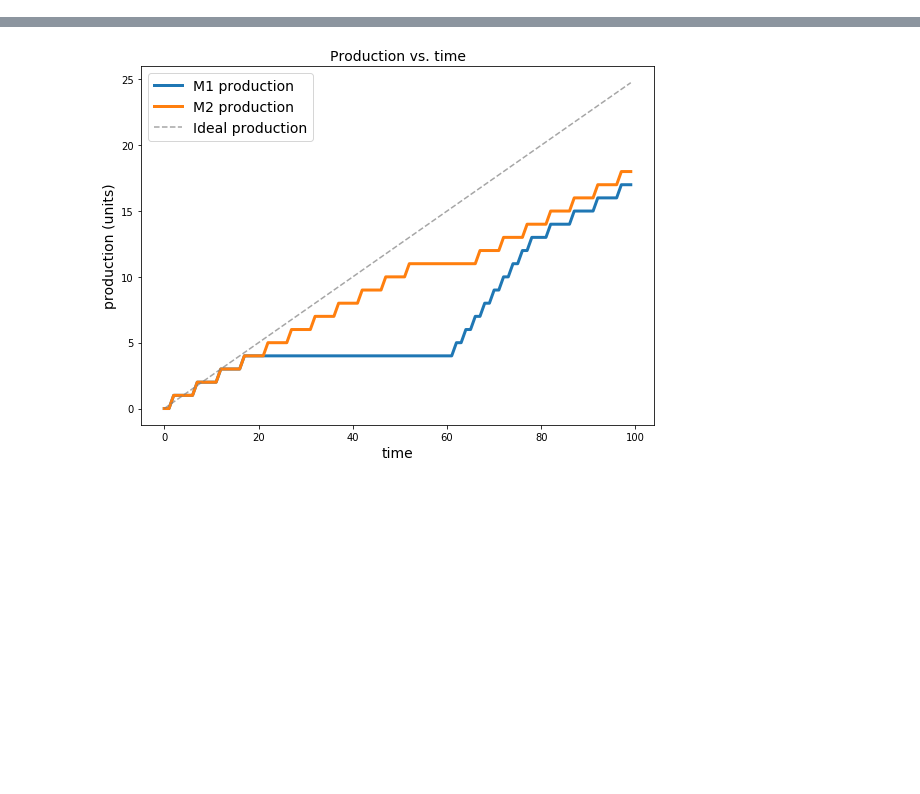
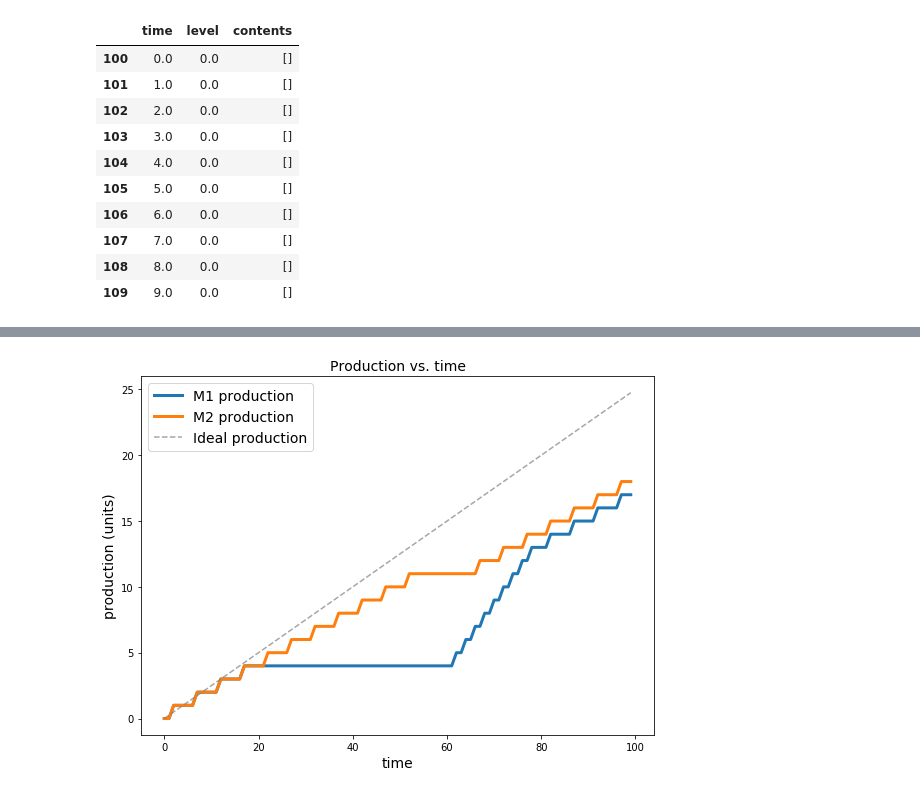
Before and after one commit to m-hoff/simantha, a Jupyter notebook: test.ipynb, the cells around one changed output, grey strips where cells are left out. Saved outputs shown, nothing was run; the diff lists cells and outputs as text; code cells hidden in the pictures; blank space fills up the shorter version.

```diff
--- a/test.ipynb
+++ b/test.ipynb
@@ -19,0 +110,15 @@ Simulation complete in 0.24s
+# %%
+queue = sys.queue_data[sys.queue_data['time'] >= 0]
+queue[:10]
+# %% [output]
+|  | time | level | contents |
+| 100 | 0.0 | 0.0 | [] |
+| 101 | 1.0 | 0.0 | [] |
+| 102 | 2.0 | 0.0 | [] |
+| 103 | 3.0 | 0.0 | [] |
+| 104 | 4.0 | 0.0 | [] |
+| 105 | 5.0 | 0.0 | [] |
+| 106 | 6.0 | 0.0 | [] |
+| 107 | 7.0 | 0.0 | [] |
+| 108 | 8.0 | 0.0 | [] |
+| 109 | 9.0 | 0.0 | [] |
```
Also changed, not shown: parts of 12 cells of this notebook, 4 other files.
